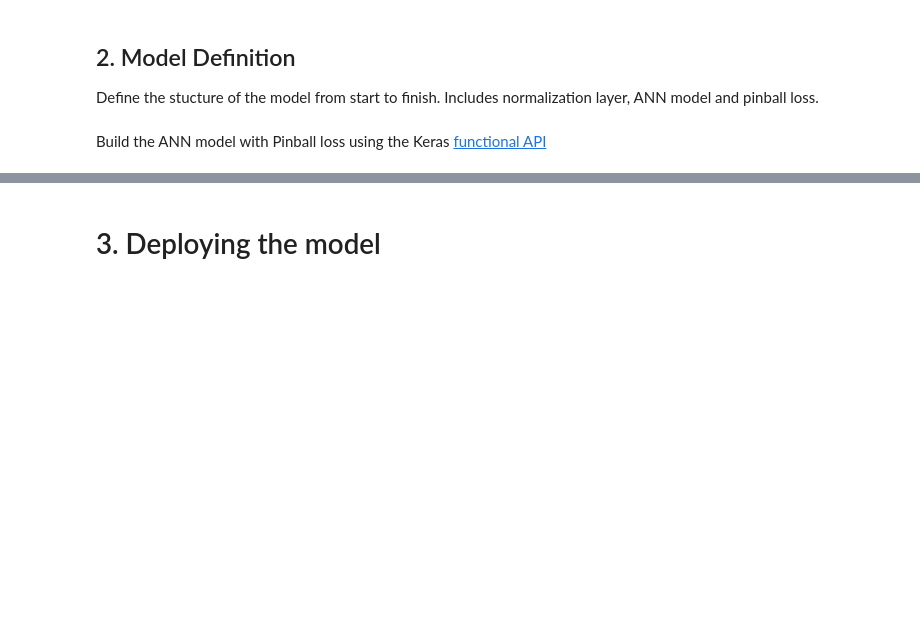
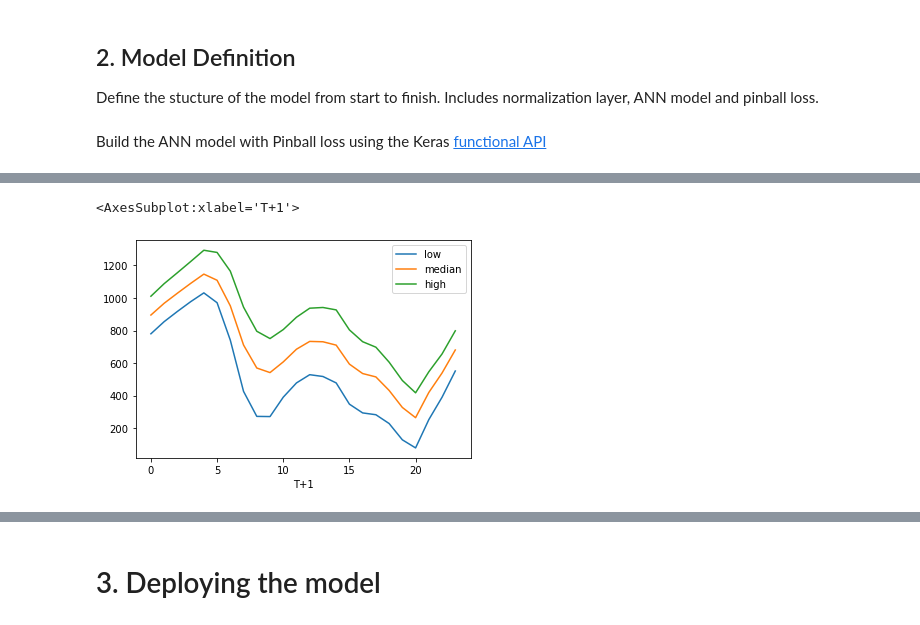
Before and after one commit to e3-/RESERVE-Public, a Jupyter notebook: code/rescue.ipynb, the cells around one changed output, grey strips where cells are left out. Saved outputs shown, nothing was run; the diff lists cells and outputs as text; code cells hidden in the pictures; blank space fills up the shorter version.

```diff
--- a/code/rescue.ipynb
+++ b/code/rescue.ipynb
@@ -225,0 +302,9 @@ history
+# %%
+prediction_timeseries = pd.DataFrame(index = pd.to_datetime(datetimes_trainval.loc['T+1'], infer_datetime_format=True))
+# %%
+diurnal_trend = prediction_timeseries.groupby(prediction_timeseries.index.hour).mean()
+
+diurnal_trend.plot()
+# %% [output]
+<AxesSubplot:xlabel='T+1'>
+[figure, added]
```
Also changed, not shown: parts of 11 cells of this notebook, 2 other files.
